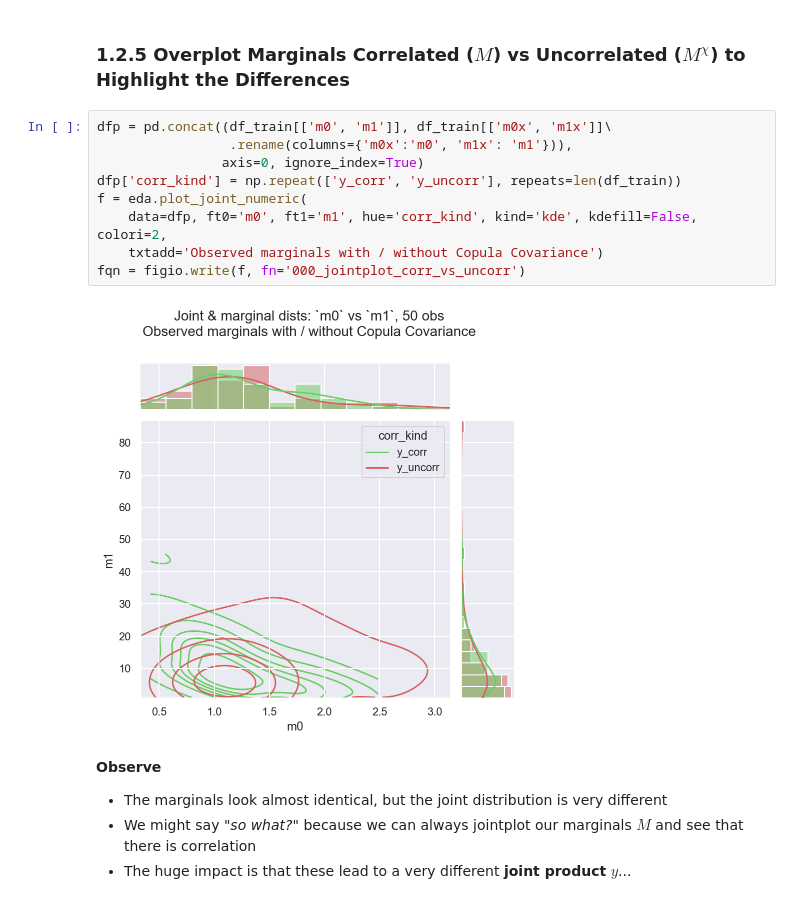
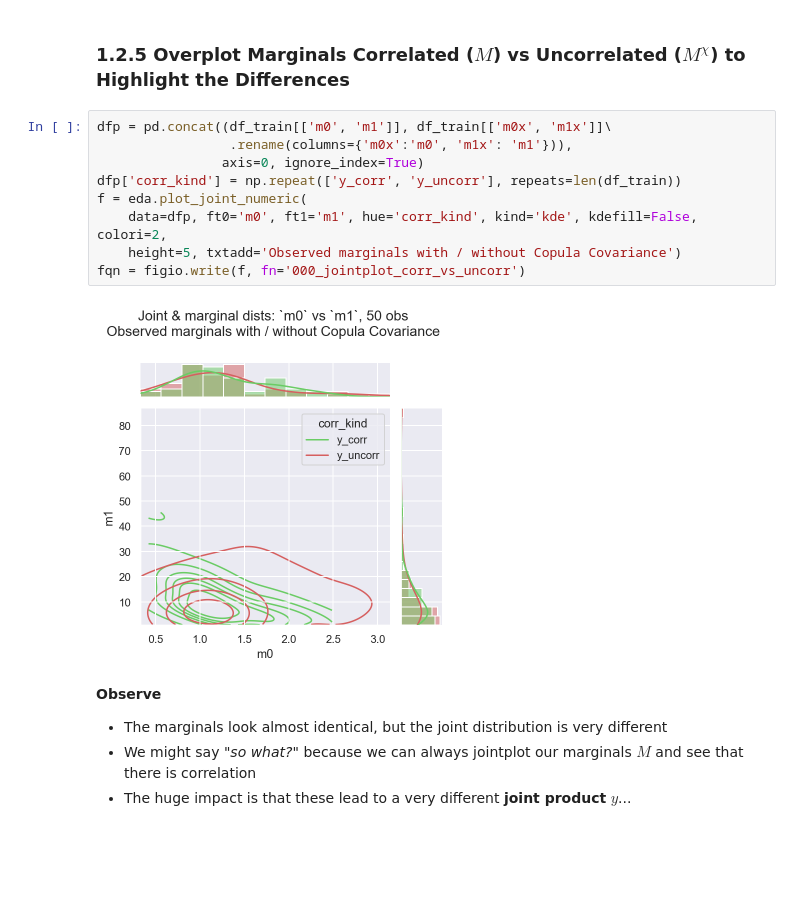
Before and after one commit to oreum-industries/oreum_copula, a Jupyter notebook: notebooks/000_Intro.ipynb, the cells around one changed output. Cells and saved outputs as stored; diff of their text form; blank space fills up the shorter version.

```diff
--- a/notebooks/000_Intro.ipynb
+++ b/notebooks/000_Intro.ipynb
@@ -415,14 +415,14 @@ f = eda.plot_joint_numeric(data=df_train, ft0='m0x', ft1='m1x', kind='kde+scatte
 # %%
 dfp = pd.concat((df_train[['m0', 'm1']], df_train[['m0x', 'm1x']]\
                  .rename(columns={'m0x':'m0', 'm1x': 'm1'})),
                 axis=0, ignore_index=True)
 dfp['corr_kind'] = np.repeat(['y_corr', 'y_uncorr'], repeats=len(df_train))
 f = eda.plot_joint_numeric(
     data=dfp, ft0='m0', ft1='m1', hue='corr_kind', kind='kde', kdefill=False, colori=2,
-    txtadd='Observed marginals with / without Copula Covariance')
+    height=5, txtadd='Observed marginals with / without Copula Covariance')
 fqn = figio.write(f, fn='000_jointplot_corr_vs_uncorr')
 # %% [output]
-[figure, old version]
+[figure, new version]
 # %% [markdown]
 **Observe**
 
```
Also changed, not shown: parts of 8 cells of this notebook, 6 other files.
